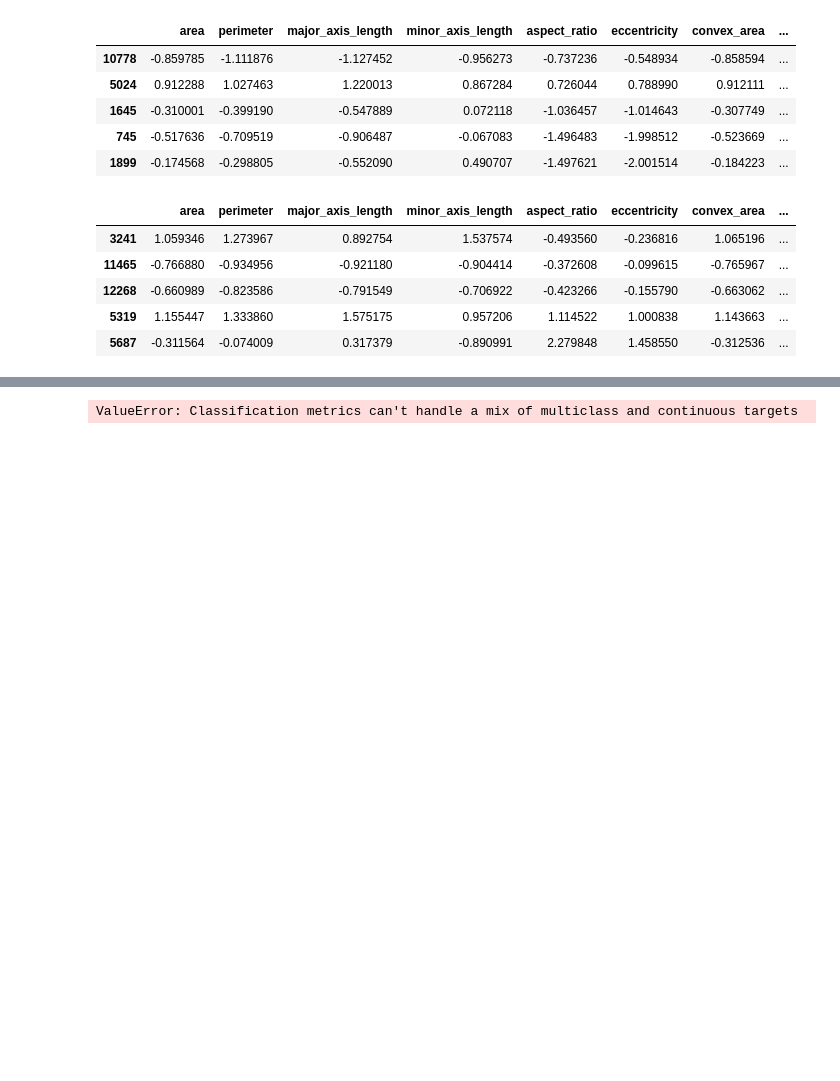
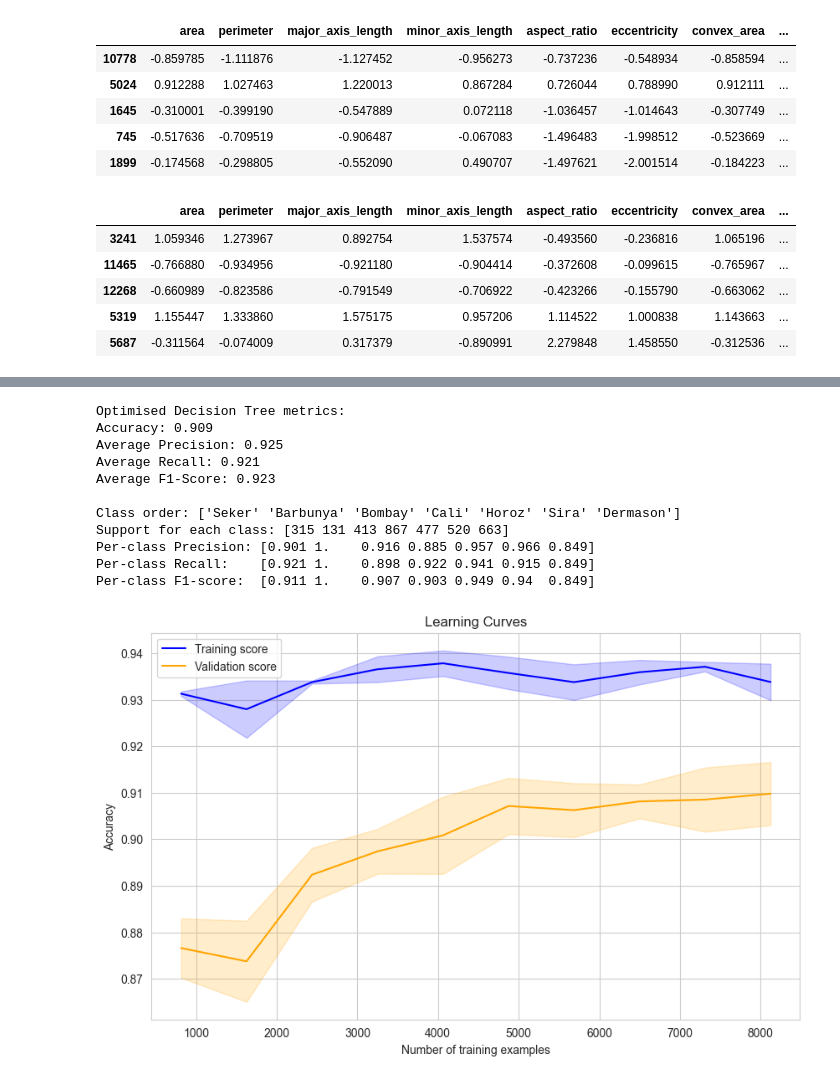
Before and after one commit to lukeeaton/ml_project_repo, a Jupyter notebook: ml_assessment.ipynb, the cells around one changed output, grey strips where cells are left out. Drawn from its saved outputs; the diff is of its cells as text; code cells hidden in the pictures; blank space fills up the shorter version.

```diff
--- a/ml_assessment.ipynb
+++ b/ml_assessment.ipynb
@@ -373,17 +403,0 @@ Optimal Decision Tree parameters: {'max_leaf_nodes': 40}
-# %%
-def get_f1_score(model, X_t=X_train, X_v=X_valid, y_t=y_train, y_v=y_valid):
-    model.fit(X_t, y_t)
-    preds = model.predict(X_v)
-    return f1_score(y_v, preds, average=None)
-
-tree_1 = DecisionTreeRegressor(random_state=seed, max_leaf_nodes = 30)
-tree_2 = DecisionTreeRegressor(random_state=seed, max_leaf_nodes = 40)
-tree_3 = DecisionTreeRegressor(random_state=seed, max_leaf_nodes = 50)
-tree_4 = DecisionTreeRegressor(random_state=seed, max_leaf_nodes = 100)
-
-trees = [tree_1, tree_2, tree_3, tree_4]
-for i in range(0, len(trees)):
-    f1 = get_f1_score(trees[i])
-    print(f"Tree {i+1} had F1 score of: {f1}")
-# %% [output]
-ValueError: Classification metrics can't handle a mix of multiclass and continuous targets
@@ -390 +428,24 @@ ValueError: Classification metrics can't handle a mix of multiclass and continuo
+# %%
+# Define and evaluate optimised Decision Tree
+
+tree_model_2 = DecisionTreeClassifier(random_state=seed, max_depth=8, max_features=None, max_leaf_nodes=None, min_samples_leaf=10, min_samples_split=2)
+tree_model_2.fit(X_train, y_train)
+tree_model_2_y_preds = tree_model_2.predict(X_valid)
+
+print("Optimised Decision Tree metrics:")
+eval_model(tree_model_2)
+get_learning_curves(tree_model_2)
+# %% [output]
+Optimised Decision Tree metrics:
+Accuracy: 0.909
+Average Precision: 0.925
+Average Recall: 0.921
+Average F1-Score: 0.923
+
+Class order: ['Seker' 'Barbunya' 'Bombay' 'Cali' 'Horoz' 'Sira' 'Dermason']
+Support for each class: [315 131 413 867 477 520 663]
+Per-class Precision: [0.901 1.    0.916 0.885 0.957 0.966 0.849]
+Per-class Recall:    [0.921 1.    0.898 0.922 0.941 0.915 0.849]
+Per-class F1-score:  [0.911 1.    0.907 0.903 0.949 0.94  0.849]
+[figure, added]
 # %%
```
Also changed, not shown: parts of 30 cells of this notebook.
